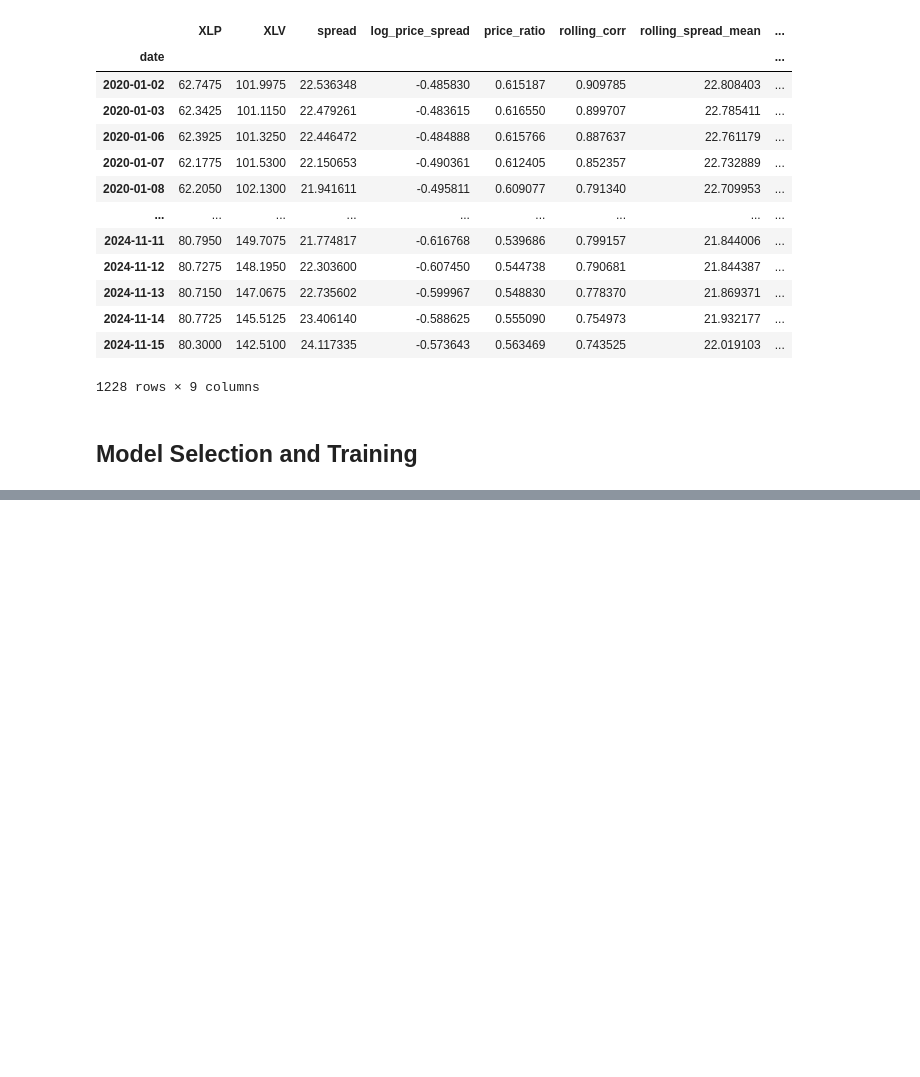
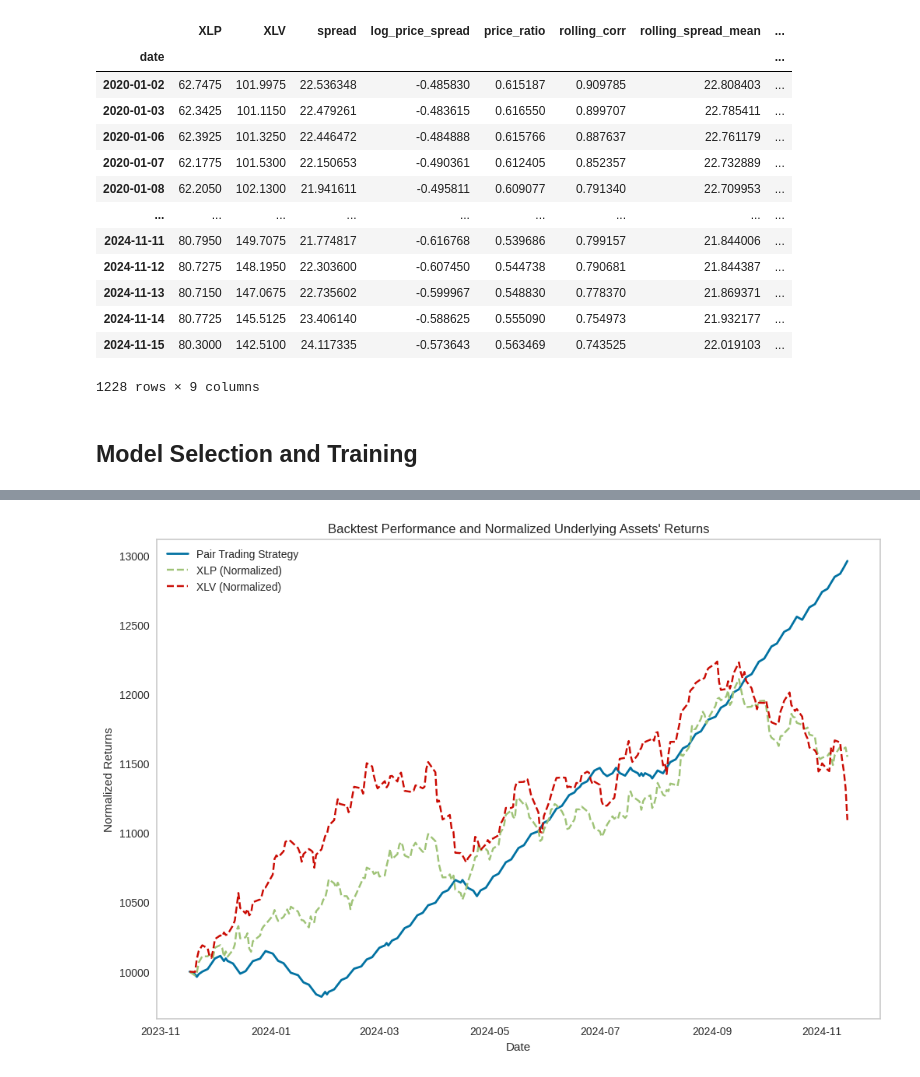
Before and after one commit to nilesh-mukherji/pair_trading_classifier, a Jupyter notebook: ML2_Pairs_trading.ipynb, the cells around one changed output, grey strips where cells are left out. Cells and saved outputs as stored; diff of their text form; code cells hidden in the pictures; blank space fills up the shorter version.

```diff
--- a/ML2_Pairs_trading.ipynb
+++ b/ML2_Pairs_trading.ipynb
@@ -475,0 +618,11 @@ temp = features_df[["XLP", "XLV"]].iloc[-29:]
+# %%
+# Sharpe Ratio
+returns = backtest_results["PnL"]
+sharpe_ratio = returns.mean() / returns.std() * np.sqrt(252)  # Annualized Sharpe ratio
+
+# Win Rate
+wins = [trade for trade in pnl if trade > 0]
+win_rate = len(wins) / len(pnl)
+
+print(f"Sharpe Ratio: {sharpe_ratio:.2f}")
+print(f"Win Rate: {win_rate:.2%}")
@@ -475,0 +644,58 @@ temp = features_df[["XLP", "XLV"]].iloc[-29:]
+# %%
+import matplotlib.pyplot as plt
+
+def plot_backtest_results(backtest_results, historical_df, initial_cash=10000):
+    """
+    Plots normalized cumulative returns for the pair trading strategy and the underlying assets.
+
+    Parameters:
+        backtest_results (pd.DataFrame): Results of the backtest with cumulative returns.
+        historical_df (pd.DataFrame): Historical price data of the underlying assets.
+        initial_cash (float): Initial capital for normalizing returns.
+    """
+    # Normalize the cumulative returns of the backtest to start at initial_cash
+    backtest_results["Normalized_Cumulative_Returns"] = (
+        backtest_results["Cumulative Returns"] - backtest_results["Cumulative Returns"].iloc[0]
+    ) + initial_cash
+
+    # Normalize the asset prices to start at the same initial_cash
+    historical_df["XLP_Normalized"] = (historical_df["XLP"] / historical_df["XLP"].iloc[30]) * initial_cash
+    historical_df["XLV_Normalized"] = (historical_df["XLV"] / historical_df["XLV"].iloc[30]) * initial_cash
+
+    # Plot cumulative returns
+    plt.figure(figsize=(12, 8))
+
+    # Plot pair trading strategy cumulative returns
+    plt.plot(
+        backtest_results["Date"],
+        backtest_results["Normalized_Cumulative_Returns"],
+        label="Pair Trading Strategy",
+        linewidth=2
+    )
+
+    # Plot normalized cumulative returns of the underlying assets
+    plt.plot(
+        historical_df.index[30:],  # Align with backtest start
+        historical_df["XLP_Normalized"].iloc[30:],
+        label="XLP (Normalized)",
+        linestyle="--"
+    )
+    plt.plot(
+        historical_df.index[30:],
+        historical_df["XLV_Normalized"].iloc[30:],
+        label="XLV (Normalized)",
+        linestyle="--"
+    )
+
+    # Add titles and labels
+    plt.title("Backtest Performance and Normalized Underlying Assets' Returns")
+    plt.xlabel("Date")
+    plt.ylabel("Normalized Returns")
+    plt.legend()
+    plt.grid()
+    plt.show()
+
+# Call the function
+plot_backtest_results(backtest_results, test_df)
+# %% [output]
+[figure, added]
```
Also changed, not shown: parts of 20 cells of this notebook.
